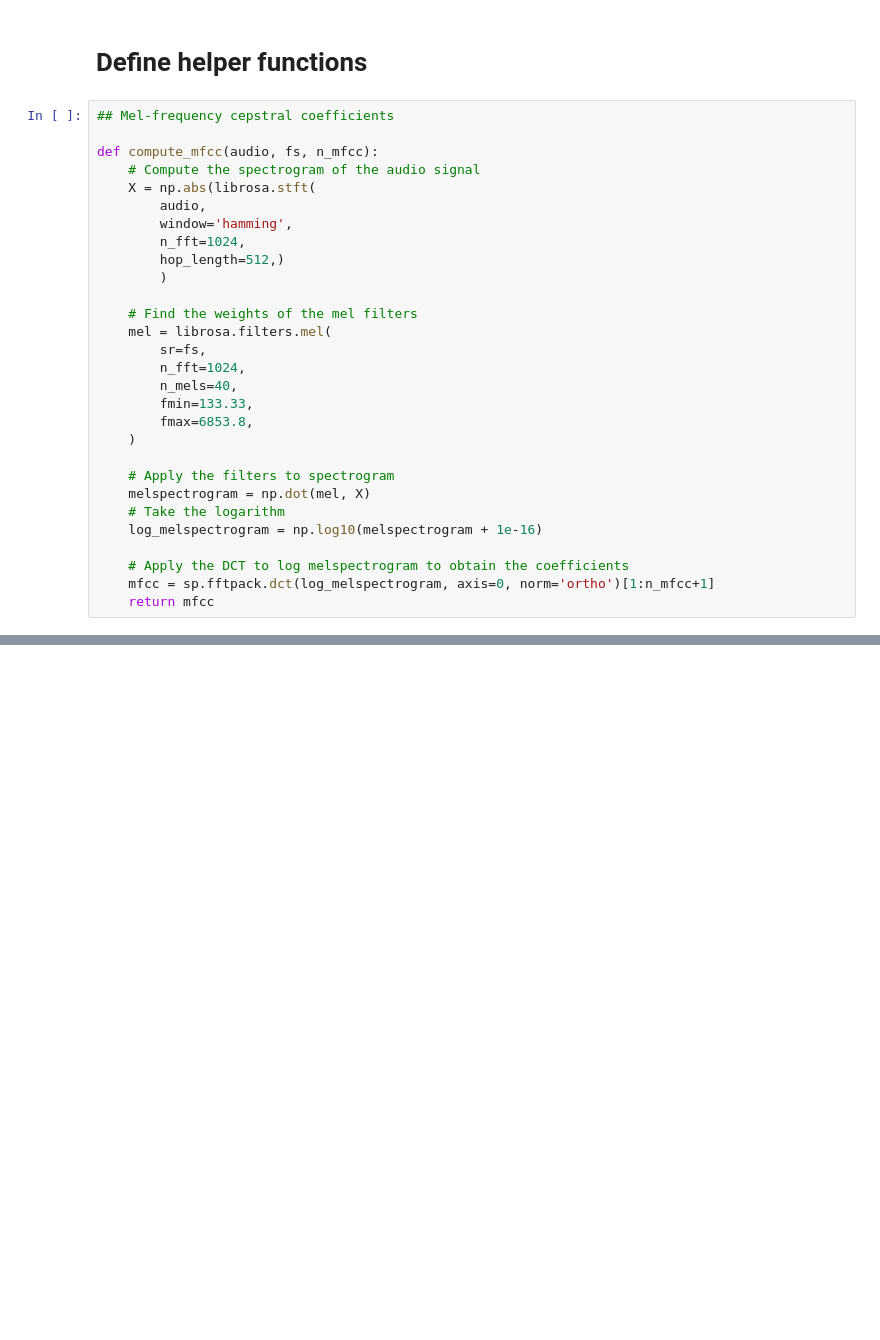
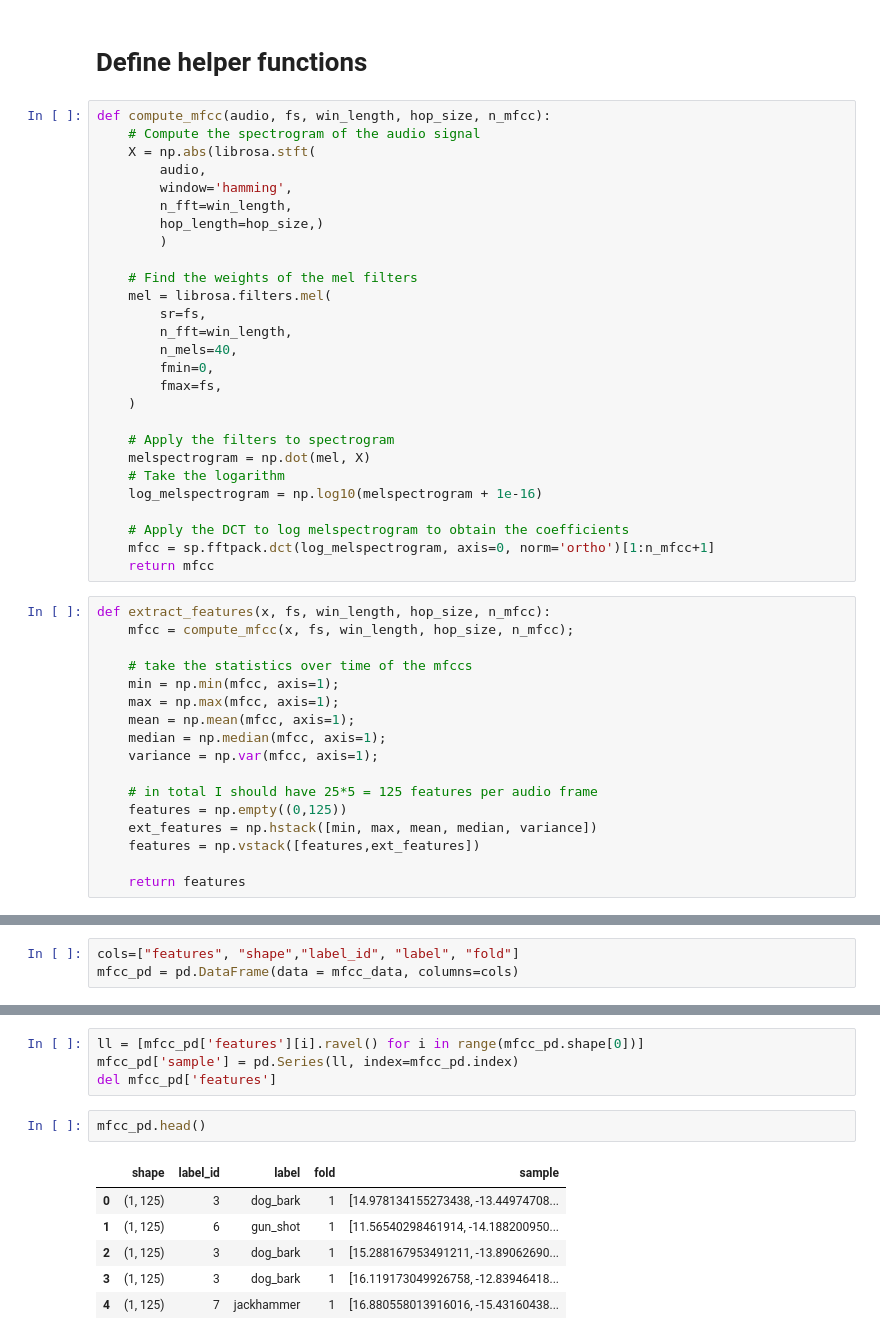
Before and after one commit to magiwanders/CMLS_HW1, a Jupyter notebook: src/1_FeatureAnalysisAndComputation.ipynb, the cells around one changed output, grey strips where cells are left out. Cells and saved outputs as stored; diff of their text form; blank space fills up the shorter version.

```diff
--- a/src/1_FeatureAnalysisAndComputation.ipynb
+++ b/src/1_FeatureAnalysisAndComputation.ipynb
@@ -23,24 +67,22 @@ import scipy as sp
 # %% [markdown]
 # Define helper functions
 # %%
-## Mel-frequency cepstral coefficients
-
-def compute_mfcc(audio, fs, n_mfcc):
+def compute_mfcc(audio, fs, win_length, hop_size, n_mfcc):
     # Compute the spectrogram of the audio signal
     X = np.abs(librosa.stft(
         audio,
         window='hamming',
-        n_fft=1024,
-        hop_length=512,)
+        n_fft=win_length,
+        hop_length=hop_size,)
         )
 
     # Find the weights of the mel filters
     mel = librosa.filters.mel(
         sr=fs,
-        n_fft=1024,
+        n_fft=win_length,
         n_mels=40,
-        fmin=133.33,
-        fmax=6853.8,
+        fmin=0,
+        fmax=fs,
     )
 
     # Apply the filters to spectrogram
@@ -51,4 +93,21 @@ def compute_mfcc(audio, fs, n_mfcc):
     # Apply the DCT to log melspectrogram to obtain the coefficients
     mfcc = sp.fftpack.dct(log_melspectrogram, axis=0, norm='ortho')[1:n_mfcc+1]
     return mfcc
+# %%
+def extract_features(x, fs, win_length, hop_size, n_mfcc):
+    mfcc = compute_mfcc(x, fs, win_length, hop_size, n_mfcc);
+
+    # take the statistics over time of the mfccs
+    min = np.min(mfcc, axis=1);
+    max = np.max(mfcc, axis=1);
+    mean = np.mean(mfcc, axis=1);
+    median = np.median(mfcc, axis=1);
+    variance = np.var(mfcc, axis=1);
+
+    # in total I should have 25*5 = 125 features per audio frame
+    features = np.empty((0,125))
+    ext_features = np.hstack([min, max, mean, median, variance])
+    features = np.vstack([features,ext_features])
+
+    return features
 # %% [markdown]
@@ -74,0 +217,3 @@ for current_fold_dir in dataset_path.iterdir():
+# %%
+cols=["features", "shape","label_id", "label", "fold"]
+mfcc_pd = pd.DataFrame(data = mfcc_data, columns=cols)
@@ -74,0 +257,13 @@ for current_fold_dir in dataset_path.iterdir():
+# %%
+ll = [mfcc_pd['features'][i].ravel() for i in range(mfcc_pd.shape[0])]
+mfcc_pd['sample'] = pd.Series(ll, index=mfcc_pd.index)
+del mfcc_pd['features']
+# %%
+mfcc_pd.head()
+# %% [output]
+|  | shape | label_id | label | fold | sample |
+| 0 | (1, 125) | 3 | dog_bark | 1 | [14.978134155273438, -13.44974708... |
+| 1 | (1, 125) | 6 | gun_shot | 1 | [11.56540298461914, -14.188200950... |
+| 2 | (1, 125) | 3 | dog_bark | 1 | [15.288167953491211, -13.89062690... |
+| 3 | (1, 125) | 3 | dog_bark | 1 | [16.119173049926758, -12.83946418... |
+| 4 | (1, 125) | 7 | jackhammer | 1 | [16.880558013916016, -15.43160438... |
```
Also changed, not shown: parts of 12 cells of this notebook.
